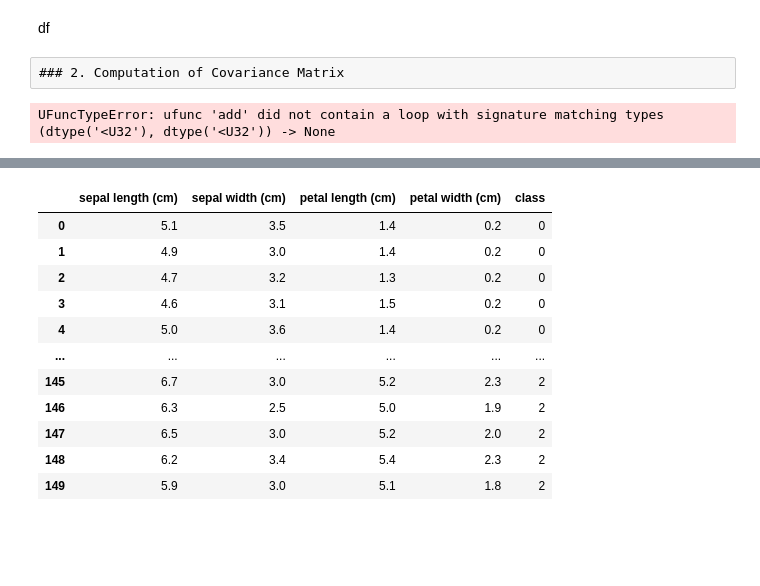
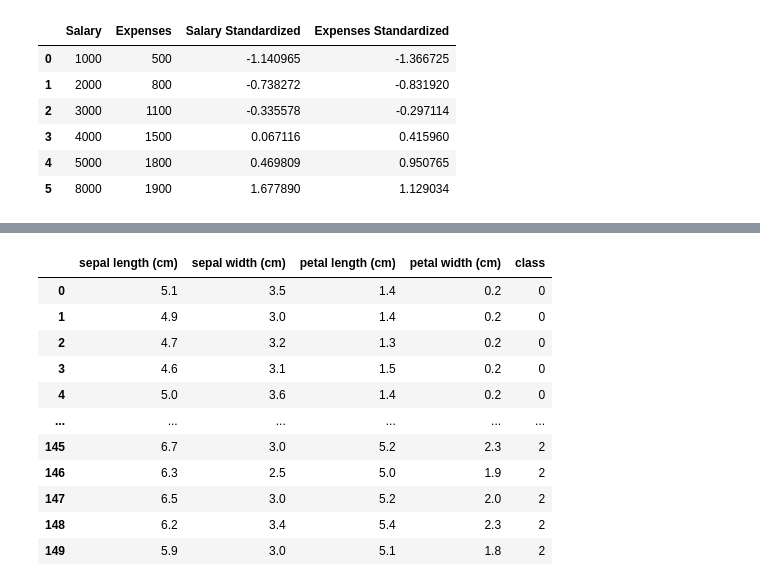
Before and after one commit to KalinaMarkova/Math-for-Developers-Course, a Jupyter notebook: 08. Exam Project/Draft.ipynb, the cells around one changed output, grey strips where cells are left out. Drawn from its saved outputs; the diff is of its cells as text; code cells hidden in the pictures; blank space fills up the shorter version.

```diff
--- a/08. Exam Project/Draft.ipynb
+++ b/08. Exam Project/Draft.ipynb
@@ -94,15 +102,10 @@ df['Expense Standardized'] = (df['Expense'] - mean_expense) / std_expense
-# %% [markdown]
-df
-# %% [raw]
-### 2. Computation of Covariance Matrix
-# %%
-# Compute covariance matrix and calculation of eigenvalue and eigenvectors
-from numpy import linalg
-cov = np.cov('Salary Standardized', 'Expense Standardized')
-val, vec = linalg.eig(cov)
-print("Below we have eigenvectors from the covariance matrix")
-print(vec)
-print("n Eigen Values for corresponding eigenvector")
-print(val)
-# %% [output]
-UFuncTypeError: ufunc 'add' did not contain a loop with signature matching types (dtype('<U32'), dtype('<U32')) -> None
+# %%
+df
+# %% [output]
+|  | Salary | Expenses | Salary Standardized | Expenses Standardized |
+| 0 | 1000 | 500 | -1.140965 | -1.366725 |
+| 1 | 2000 | 800 | -0.738272 | -0.831920 |
+| 2 | 3000 | 1100 | -0.335578 | -0.297114 |
+| 3 | 4000 | 1500 | 0.067116 | 0.415960 |
+| 4 | 5000 | 1800 | 0.469809 | 0.950765 |
+| 5 | 8000 | 1900 | 1.677890 | 1.129034 |
```
Also changed, not shown: parts of 33 cells of this notebook.
